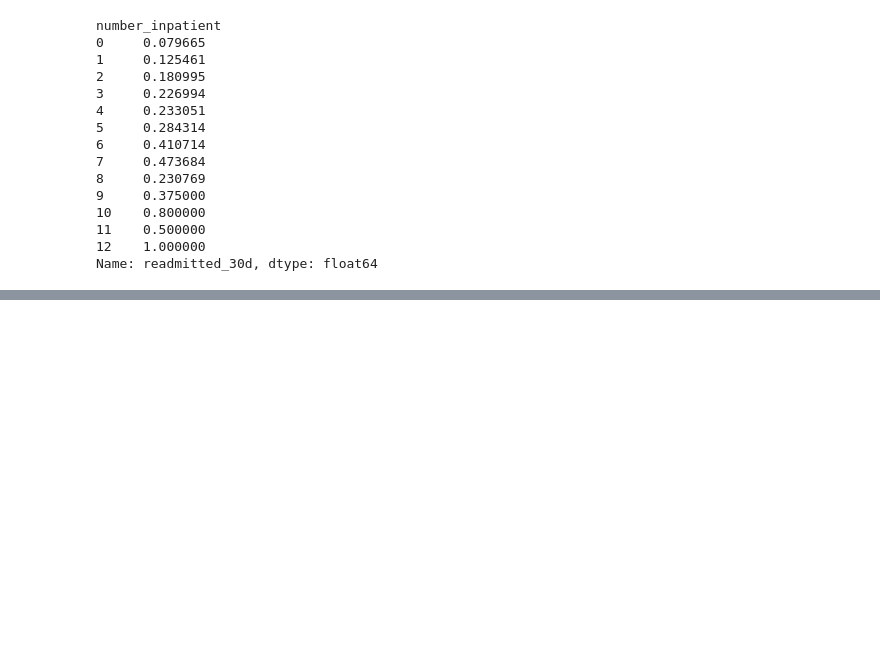
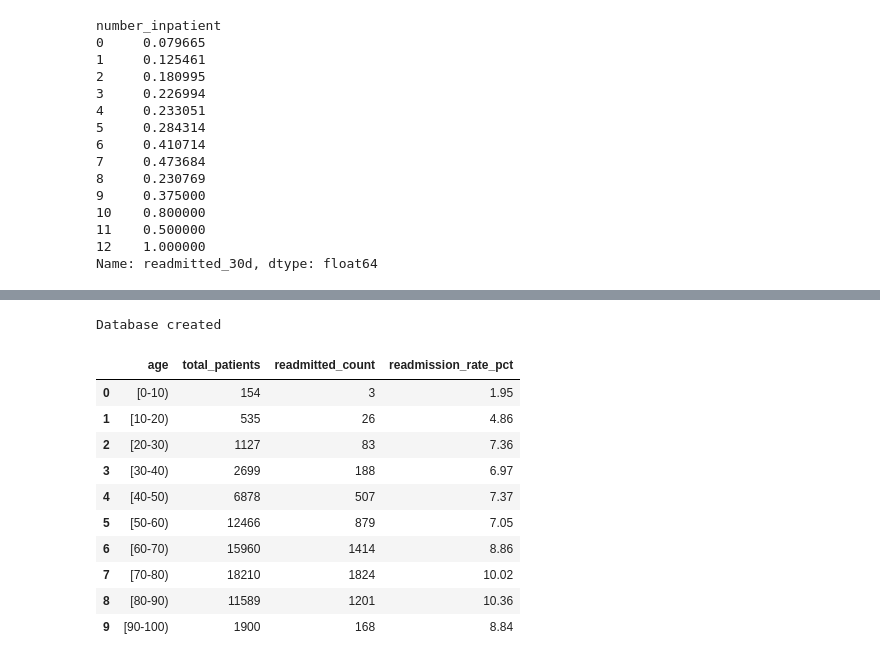
Before and after one commit to Kavya132003/hospital-readmission-analysis, a Jupyter notebook: notebooks/02_eda.ipynb.ipynb, the cells around one changed output, grey strips where cells are left out. Cells and saved outputs as stored; diff of their text form; code cells hidden in the pictures; blank space fills up the shorter version.

```diff
--- a/notebooks/02_eda.ipynb.ipynb
+++ b/notebooks/02_eda.ipynb.ipynb
@@ -85,0 +138,8 @@ Name: readmitted_30d, dtype: float64
+# %%
+import sqlite3
+conn = sqlite3.connect('../data/processed/hospital.db')
+df.to_sql('encounters', conn, if_exists='replace', index=False)
+conn.close()
+print("Database created")
+# %% [output]
+Database created
@@ -85,0 +150,25 @@ Name: readmitted_30d, dtype: float64
+# %%
+#Query 1: Readmission rate by age group (SQL version of what we did in pandas)
+query1 = """
+SELECT
+    age,
+    COUNT(*) AS total_patients,
+    SUM(readmitted_30d) AS readmitted_count,
+    ROUND(AVG(readmitted_30d) * 100, 2) AS readmission_rate_pct
+FROM encounters
+GROUP BY age
+ORDER BY age;
+"""
+pd.read_sql(query1, conn)
+# %% [output]
+|  | age | total_patients | readmitted_count | readmission_rate_pct |
+| 0 | [0-10) | 154 | 3 | 1.95 |
+| 1 | [10-20) | 535 | 26 | 4.86 |
+| 2 | [20-30) | 1127 | 83 | 7.36 |
+| 3 | [30-40) | 2699 | 188 | 6.97 |
+| 4 | [40-50) | 6878 | 507 | 7.37 |
+| 5 | [50-60) | 12466 | 879 | 7.05 |
+| 6 | [60-70) | 15960 | 1414 | 8.86 |
+| 7 | [70-80) | 18210 | 1824 | 10.02 |
+| 8 | [80-90) | 11589 | 1201 | 10.36 |
+| 9 | [90-100) | 1900 | 168 | 8.84 |
```
Also changed, not shown: parts of 7 cells of this notebook, 1 other file.
